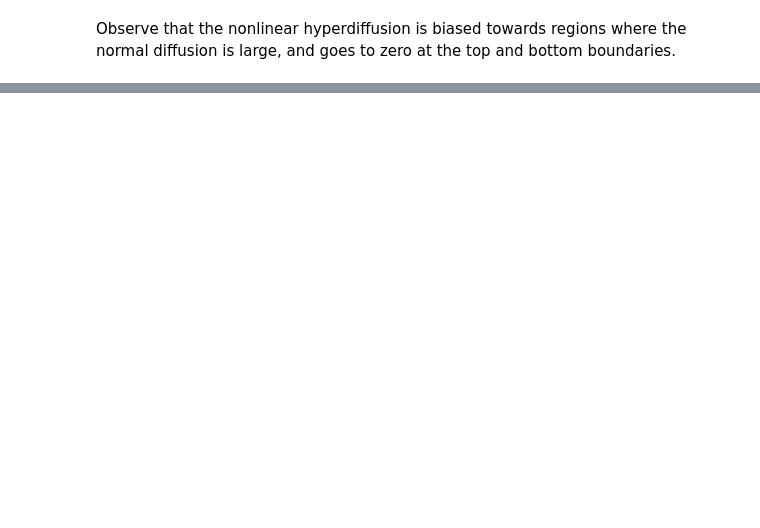
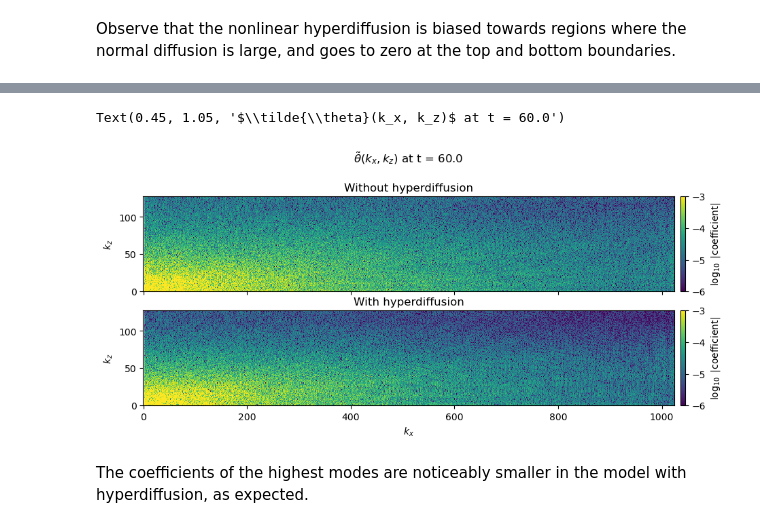
Before and after one commit to tschanzer/honours-project, a Jupyter notebook: notebooks/nonlinear_hyperdiffusion_tests.ipynb, the cells around one changed output, grey strips where cells are left out. Cells and saved outputs as stored; diff of their text form; code cells hidden in the pictures; blank space fills up the shorter version.

```diff
--- a/notebooks/nonlinear_hyperdiffusion_tests.ipynb
+++ b/notebooks/nonlinear_hyperdiffusion_tests.ipynb
@@ -131,0 +142,27 @@ Video('../data/nonlinear_hyperdiffusion_test/nonlinear_hyperdiffusion_test_s1.mp
+# %%
+base_data = xr.open_dataset(
+    '../data/highRa_basemodel_test/highRa_basemodel_test_s1.nc')
+hyper_data = xr.open_dataset(
+    '../data/nonlinear_hyperdiffusion_test/nonlinear_hyperdiffusion_test_s1.nc')
+
+time = 60.
+calc = math.Math(1024, 128)
+
+fig, axes = plt.subplots(2, 1, figsize=(12, 4), sharex=True)
+for i, data in enumerate([base_data, hyper_data]):
+    coef = calc.space_coefficients(data.theta.sel(t=time, method='nearest'))
+    mesh = axes[i].pcolormesh(coef.kx, coef.kz, np.log10(np.abs(coef.T)))
+    mesh.set_clim(-6, -3)
+    axes[i].set_ylabel('$k_z$')
+    fig.colorbar(
+        mesh, ax=axes[i], pad=0.01, label=r'$\log_{10}$ |coefficient|')
+
+axes[0].set_title('Without hyperdiffusion')
+axes[1].set(xlabel='$k_x$', title='With hyperdiffusion')
+fig.suptitle(
+    r'$\tilde{\theta}(k_x, k_z)$ at t = ' + f'{time:.1f}', x=0.45, y=1.05)
+# %% [output]
+Text(0.45, 1.05, '$\\tilde{\\theta}(k_x, k_z)$ at t = 60.0')
+[figure, added]
+# %% [markdown]
+The coefficients of the highest modes are noticeably smaller in the model with hyperdiffusion, as expected.
```
Also changed, not shown: parts of 9 cells of this notebook.
